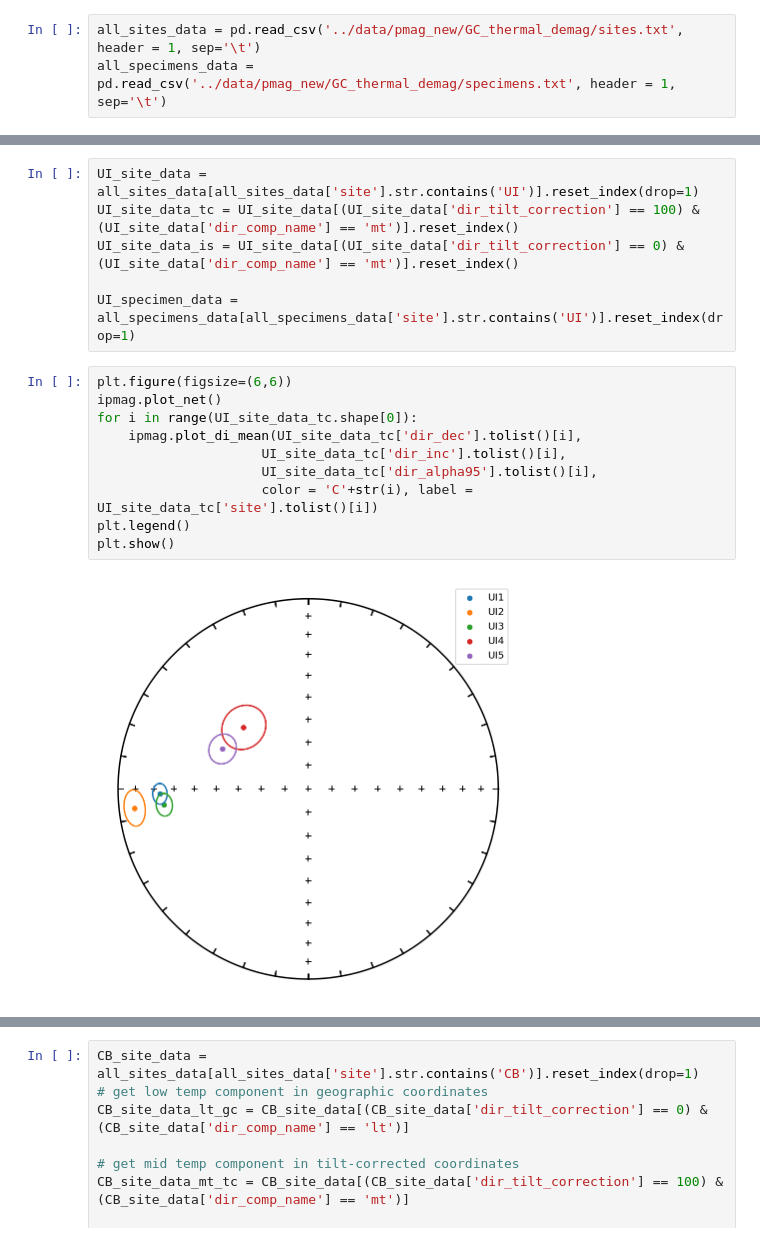
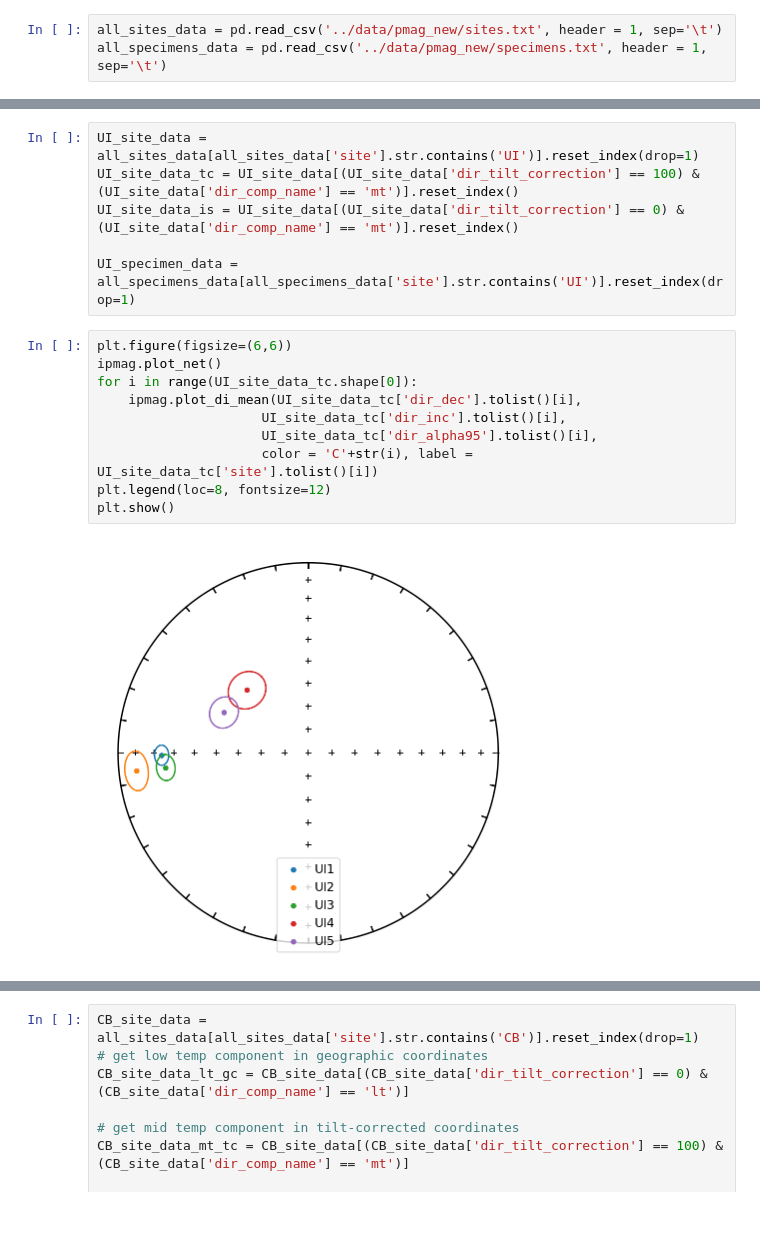
Before and after one commit to Swanson-Hysell-Group/2024_SWLLIP, a Jupyter notebook: code/Grand_Canyon_pmag.ipynb, the cells around one changed output, grey strips where cells are left out. Drawn from its saved outputs; the diff is of its cells as text.

```diff
--- a/code/Grand_Canyon_pmag.ipynb
+++ b/code/Grand_Canyon_pmag.ipynb
@@ -27,4 +79,4 @@ from IPython.display import display
 # %%
-all_sites_data = pd.read_csv('../data/pmag_new/GC_thermal_demag/sites.txt', header = 1, sep='\t')
-all_specimens_data = pd.read_csv('../data/pmag_new/GC_thermal_demag/specimens.txt', header = 1, sep='\t')
+all_sites_data = pd.read_csv('../data/pmag_new/sites.txt', header = 1, sep='\t')
+all_specimens_data = pd.read_csv('../data/pmag_new/specimens.txt', header = 1, sep='\t')
 # %% [markdown]
@@ -40,12 +98,12 @@ UI_specimen_data = all_specimens_data[all_specimens_data['site'].str.contains('U
 # %%
 plt.figure(figsize=(6,6))
 ipmag.plot_net()
 for i in range(UI_site_data_tc.shape[0]):
     ipmag.plot_di_mean(UI_site_data_tc['dir_dec'].tolist()[i],
                      UI_site_data_tc['dir_inc'].tolist()[i],
                      UI_site_data_tc['dir_alpha95'].tolist()[i],
                      color = 'C'+str(i), label = UI_site_data_tc['site'].tolist()[i])
-plt.legend()
+plt.legend(loc=8, fontsize=12)
 plt.show()
 # %% [output]
-[figure, old version]
+[figure, new version]
```
Also changed, not shown: parts of 57 cells of this notebook.
